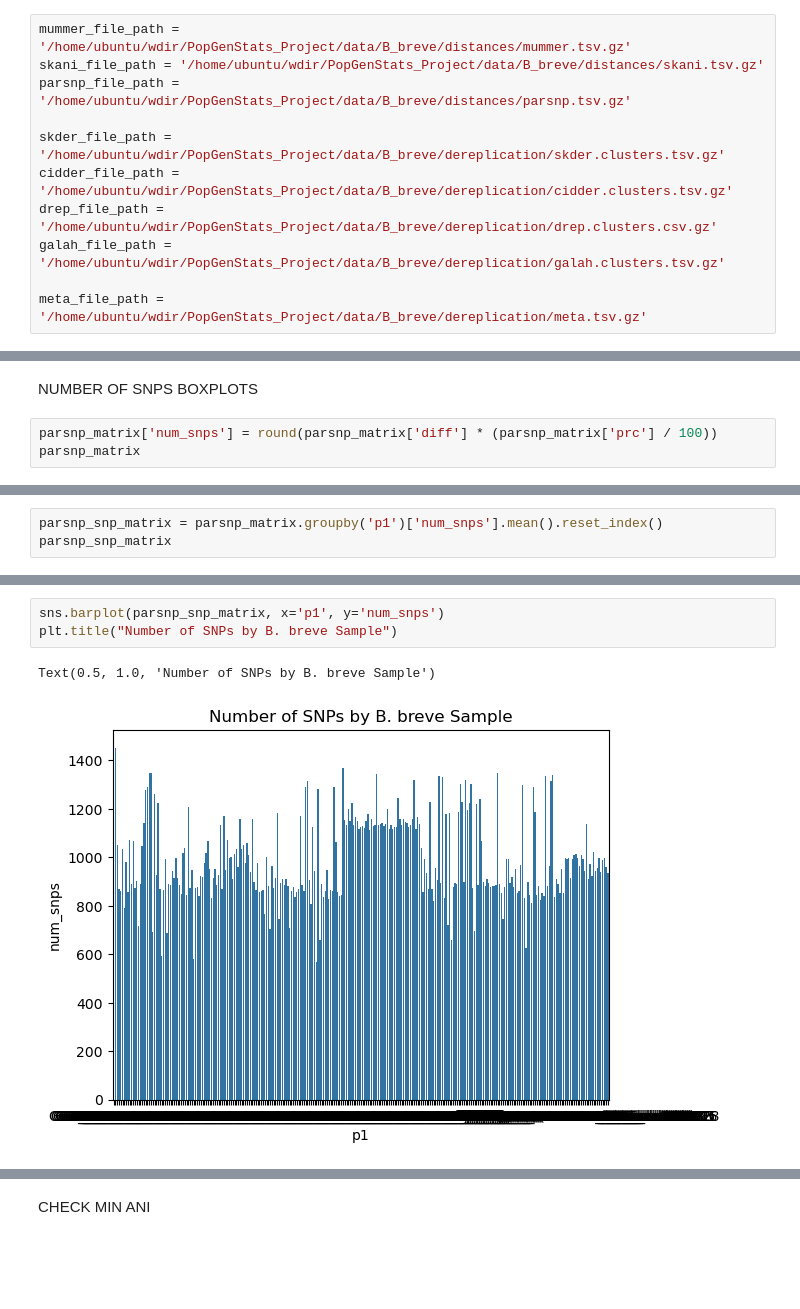
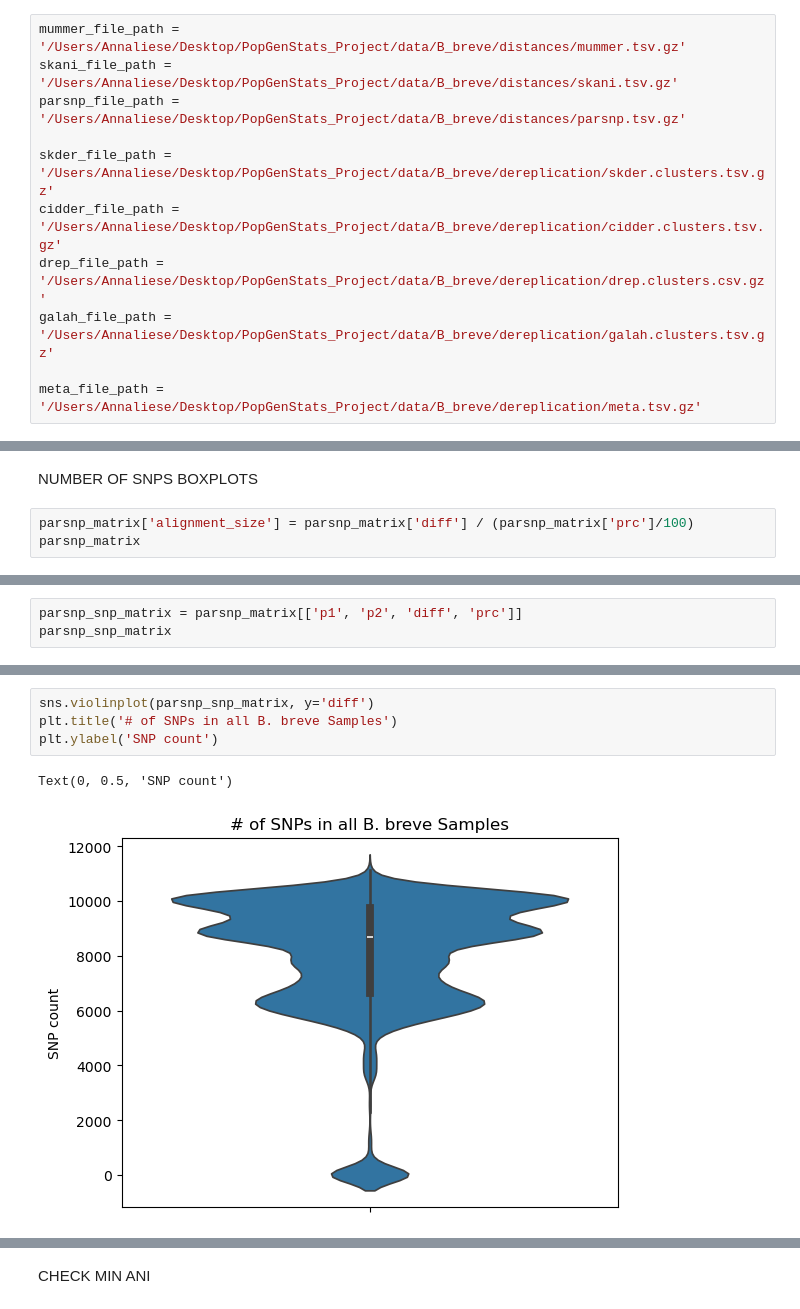
Before and after one commit to annaliese8/PopGenStats_Project, a Jupyter notebook: breve_tool_comparison.ipynb, the cells around one changed output, grey strips where cells are left out. Drawn from its saved outputs; the diff is of its cells as text; blank space fills up the shorter version.

Commit message:
corrected snp count and alignmetn size calculation

```diff
--- a/breve_tool_comparison.ipynb
+++ b/breve_tool_comparison.ipynb
@@ -8,16 +8,16 @@ import re
 from sklearn.metrics import adjusted_rand_score, jaccard_score
 from itertools import combinations
 # %%
-mummer_file_path = '/home/ubuntu/wdir/PopGenStats_Project/data/B_breve/distances/mummer.tsv.gz'
-skani_file_path = '/home/ubuntu/wdir/PopGenStats_Project/data/B_breve/distances/skani.tsv.gz'
-parsnp_file_path = '/home/ubuntu/wdir/PopGenStats_Project/data/B_breve/distances/parsnp.tsv.gz'
+mummer_file_path = '/Users/Annaliese/Desktop/PopGenStats_Project/data/B_breve/distances/mummer.tsv.gz'
+skani_file_path = '/Users/Annaliese/Desktop/PopGenStats_Project/data/B_breve/distances/skani.tsv.gz'
+parsnp_file_path = '/Users/Annaliese/Desktop/PopGenStats_Project/data/B_breve/distances/parsnp.tsv.gz'
 
-skder_file_path = '/home/ubuntu/wdir/PopGenStats_Project/data/B_breve/dereplication/skder.clusters.tsv.gz'
-cidder_file_path = '/home/ubuntu/wdir/PopGenStats_Project/data/B_breve/dereplication/cidder.clusters.tsv.gz'
-drep_file_path = '/home/ubuntu/wdir/PopGenStats_Project/data/B_breve/dereplication/drep.clusters.csv.gz'
-galah_file_path = '/home/ubuntu/wdir/PopGenStats_Project/data/B_breve/dereplication/galah.clusters.tsv.gz'
+skder_file_path = '/Users/Annaliese/Desktop/PopGenStats_Project/data/B_breve/dereplication/skder.clusters.tsv.gz'
+cidder_file_path = '/Users/Annaliese/Desktop/PopGenStats_Project/data/B_breve/dereplication/cidder.clusters.tsv.gz'
+drep_file_path = '/Users/Annaliese/Desktop/PopGenStats_Project/data/B_breve/dereplication/drep.clusters.csv.gz'
+galah_file_path = '/Users/Annaliese/Desktop/PopGenStats_Project/data/B_breve/dereplication/galah.clusters.tsv.gz'
 
-meta_file_path = '/home/ubuntu/wdir/PopGenStats_Project/data/B_breve/dereplication/meta.tsv.gz'
+meta_file_path = '/Users/Annaliese/Desktop/PopGenStats_Project/data/B_breve/dereplication/meta.tsv.gz'
 # %%
 mummer_matrix = pd.read_csv(mummer_file_path, sep='\t', index_col=0)
 skani_matrix = pd.read_csv(skani_file_path, sep='\t')
@@ -118,6 +118,6 @@ parsnp_matrix
 # %% [markdown]
 NUMBER OF SNPS BOXPLOTS
 # %%
-parsnp_matrix['num_snps'] = round(parsnp_matrix['diff'] * (parsnp_matrix['prc'] / 100))
+parsnp_matrix['alignment_size'] = parsnp_matrix['diff'] / (parsnp_matrix['prc']/100)
 parsnp_matrix
 # %% [output]
@@ -136,5 +136,5 @@ parsnp_matrix
 39340 rows × 9 columns
 # %%
-parsnp_snp_matrix = parsnp_matrix.groupby('p1')['num_snps'].mean().reset_index()
+parsnp_snp_matrix = parsnp_matrix[['p1', 'p2', 'diff', 'prc']]
 parsnp_snp_matrix
 # %% [output]
@@ -154,6 +154,7 @@ parsnp_snp_matrix
 # %%
-sns.barplot(parsnp_snp_matrix, x='p1', y='num_snps')
-plt.title("Number of SNPs by B. breve Sample")
+sns.violinplot(parsnp_snp_matrix, y='diff')
+plt.title('# of SNPs in all B. breve Samples')
+plt.ylabel('SNP count')
 # %% [output]
-Text(0.5, 1.0, 'Number of SNPs by B. breve Sample')
+Text(0, 0.5, 'SNP count')
-[figure, old version]
+[figure, new version]
```
Also changed, not shown: parts of 18 cells of this notebook, 4 other files.
